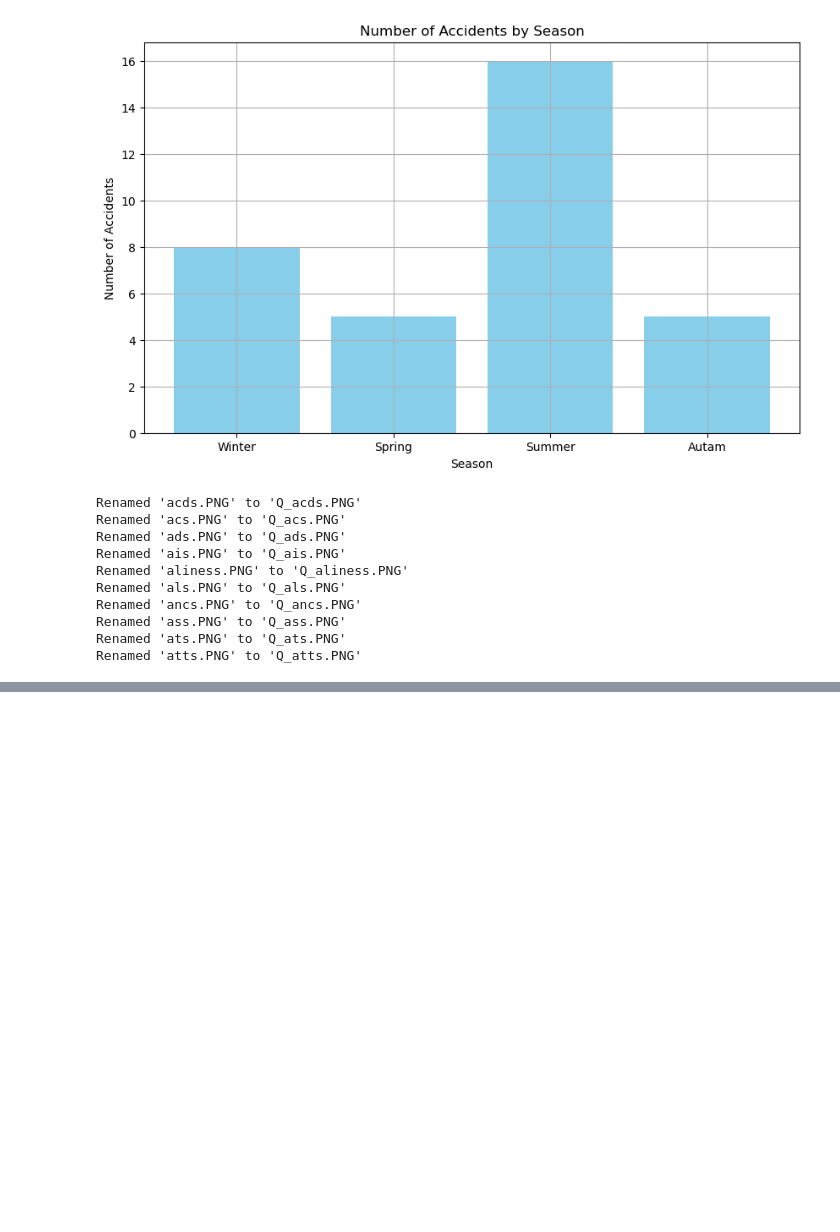
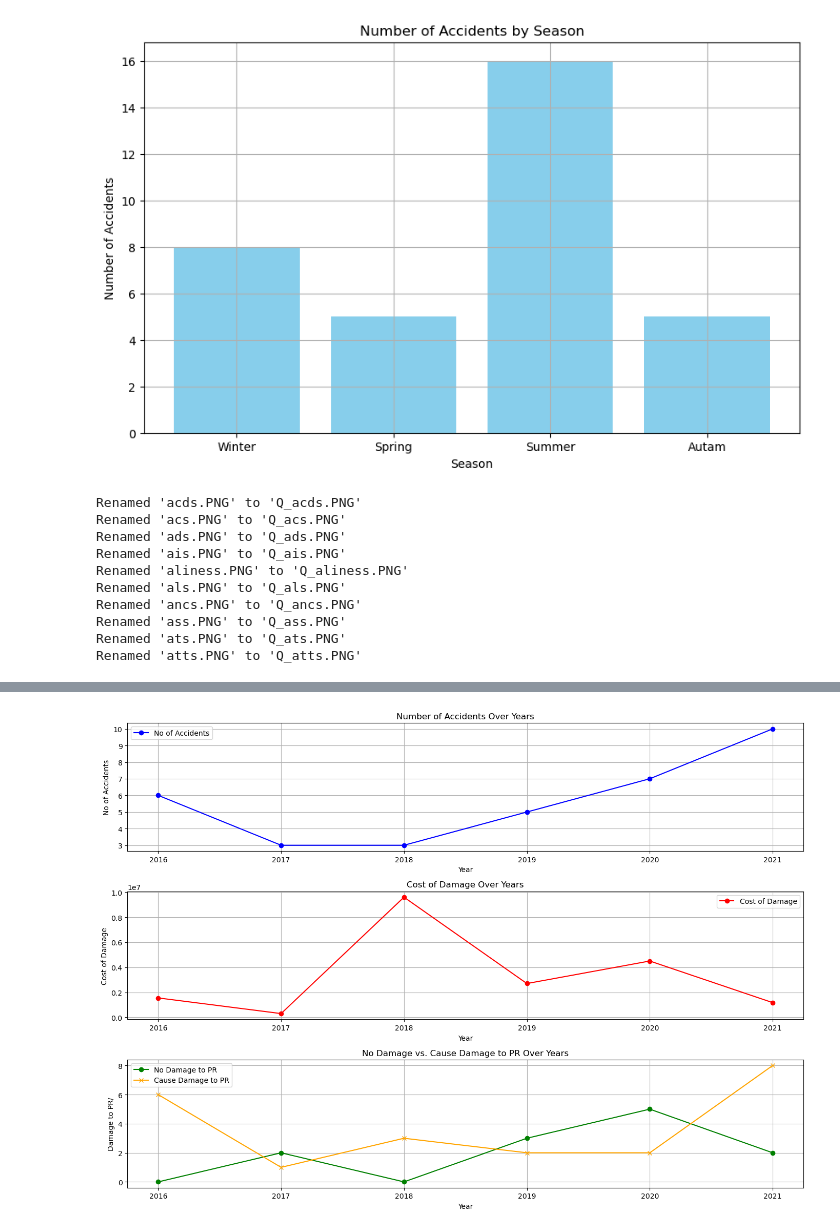
Before and after one commit to Nasir-Hussain-Datascientist/railway-accidents-data-analysis, a Jupyter notebook: revised/Quetta/Quetta new.ipynb, the cells around one changed output, grey strips where cells are left out. Saved outputs shown, nothing was run; the diff lists cells and outputs as text; code cells hidden in the pictures; blank space fills up the shorter version.

```diff
--- a/revised/Quetta/Quetta new.ipynb
+++ b/revised/Quetta/Quetta new.ipynb
@@ -785,3 +785,101 @@ Renamed 'ancs.PNG' to 'Q_ancs.PNG'
 Renamed 'ass.PNG' to 'Q_ass.PNG'
 Renamed 'ats.PNG' to 'Q_ats.PNG'
 Renamed 'atts.PNG' to 'Q_atts.PNG'
+# %%
+import pandas as pd
+import statsmodels.api as sm
+import matplotlib.pyplot as plt
+
+# Load the data
+file_path = 'Quetta.xlsx'
+sheet_name = 'Cost of Damage'
+df = pd.read_excel(file_path, sheet_name=sheet_name)
+
+# Replace spaces in column names with underscores
+df.columns = df.columns.str.replace(' ', '_')
+
+# Verify the updated column names
+print(df.columns)  # Should now show the names with underscores
+
+# Define the independent variable (Cost_of_Damage) and dependent variable (No_of_Accidents) for Model 1
+X1 = df[['Cost_of_Damage']]
+y1 = df['No_of_Accidents']
+
+# Add a constant to the independent variables matrix (for intercept)
+X1 = sm.add_constant(X1)
+
+# Fit the GLM model with Poisson family for Model 1
+model1 = sm.GLM(y1, X1, family=sm.families.Poisson())
+results1 = model1.fit()
+
+# Print the summary of the model
+print("Model 1: Cost of Damage vs. No of Accidents")
+print(results1.summary())
+print("Model 1 Metrics:")
+print_metrics(results1)
+
+# Define the independent variables (No_Damge_to_PR and Cause_Damge_to_PR) and dependent variable (No_of_Accidents) for Model 2
+X2 = df[['No_Damge_to_PR', 'Cause_Damge_to_PR']]
+y2 = df['No_of_Accidents']
+
+# Add a constant to the independent variables matrix (for intercept)
+X2 = sm.add_constant(X2)
+
+# Fit the GLM model with Poisson family for Model 2
+model2 = sm.GLM(y2, X2, family=sm.families.Poisson())
+results2 = model2.fit()
+
+# Print the summary of the model
+print("Model 2: No Damage to PR and Cause Damage to PR vs. No of Accidents")
+print(results2.summary())
+
+# Extract and print model metrics for each model
+def print_metrics(results):
+    deviance = results.deviance
+    aic = results.aic
+    pseudo_r_squared = 1 - (deviance / results.null_deviance)
+    print(f"Deviance: {deviance}")
+    print(f"AIC: {aic}")
+    print(f"Pseudo R-squared (McFadden): {pseudo_r_squared}")
+
+
+print("Model 2 Metrics:")
+print_metrics(results2)
+
+# Plotting the graphs
+
+# Plot 1: Number of Accidents and Cost of Damage over Years
+plt.figure(figsize=(14, 10))
+
+# Number of Accidents
+plt.subplot(3, 1, 1)
+plt.plot(df['Year'], df['No_of_Accidents'], marker='o', label='No of Accidents', color='blue')
+plt.xlabel('Year')
+plt.ylabel('No of Accidents')
+plt.title('Number of Accidents Over Years')
+plt.grid(True)
+plt.legend()
+
+# Cost of Damage
+plt.subplot(3, 1, 2)
+plt.plot(df['Year'], df['Cost_of_Damage'], marker='o', label='Cost of Damage', color='red')
+plt.xlabel('Year')
+plt.ylabel('Cost of Damage')
+plt.title('Cost of Damage Over Years')
+plt.grid(True)
+plt.legend()
+
+# Comparisons
+plt.subplot(3, 1, 3)
+plt.plot(df['Year'], df['No_Damge_to_PR'], marker='o', label='No Damage to PR', color='green')
+plt.plot(df['Year'], df['Cause_Damge_to_PR'], marker='x', label='Cause Damage to PR', color='orange')
+plt.xlabel('Year')
+plt.ylabel('Damage to PR/')
+plt.title('No Damage vs. Cause Damage to PR Over Years')
+plt.grid(True)
+plt.legend()
+
+plt.tight_layout()
+plt.savefig('cost_of_damage_analysis.png')
+plt.show()
+# %% [output]
@@ -787,0 +903 @@ Renamed 'atts.PNG' to 'Q_atts.PNG'
+[figure, added]
```
Also changed, not shown: parts of 2 cells of this notebook, 24 other files.
